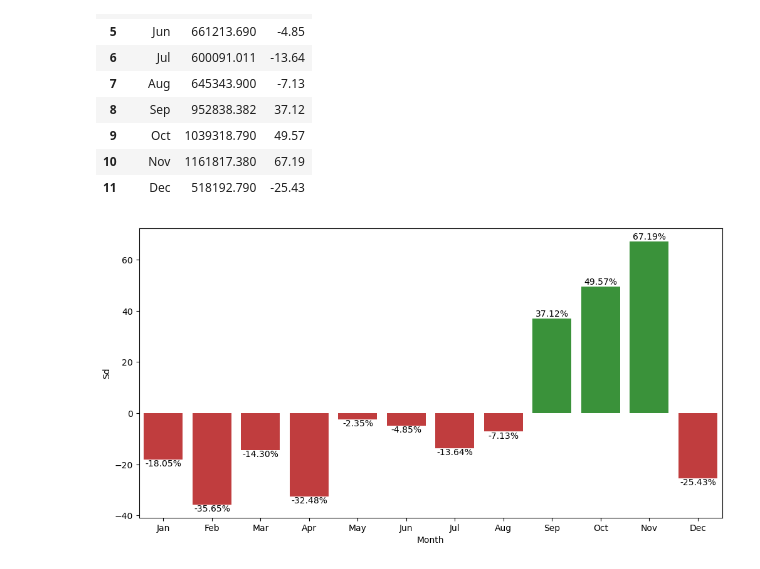
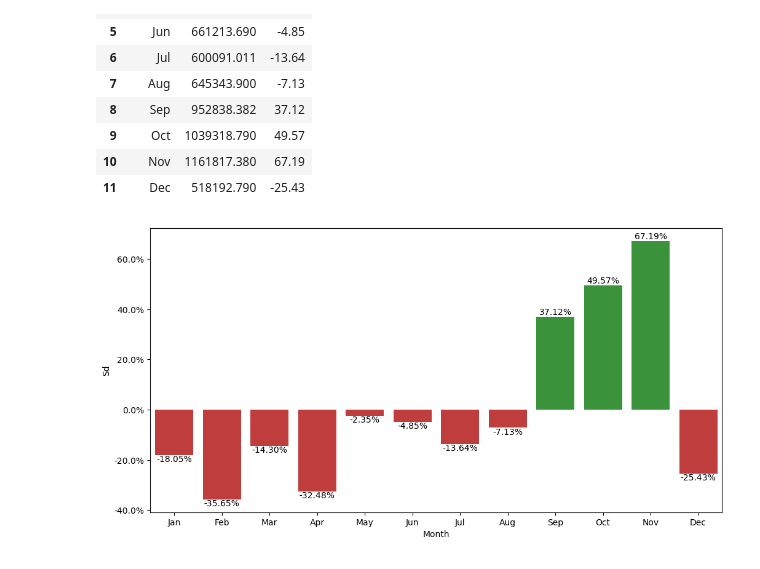
Before and after one commit to MikolajSt1/e-commerce-analysis, a Jupyter notebook: Ecommerce_Analysis_project/3_Time_Series_and_Seasonality.ipynb, the cells around one changed output. Cells and saved outputs as stored; diff of their text form; code cells hidden in the pictures.

```diff
--- a/Ecommerce_Analysis_project/3_Time_Series_and_Seasonality.ipynb
+++ b/Ecommerce_Analysis_project/3_Time_Series_and_Seasonality.ipynb
@@ -155,17 +162,20 @@ grouped_2011
 # %%
 #plot
 plt.figure(figsize=(12, 6))
 colors = ['#2ca02c' if val > 0 else '#d62728' for val in grouped_2011['Sd']]
 
 ax = sns.barplot(
     data=grouped_2011,
     x='Month',
     y='Sd',
     palette=colors,
     hue='Month',
     legend=False
 )
 for p in ax.containers:
     ax.bar_label(p, fmt='%.2f%%')
+
+ax = plt.gca()
+ax.yaxis.set_major_formatter(plt.FuncFormatter(lambda y, pos:F'{str(y)}%'))
 # %% [output]
-[figure, old version]
+[figure, new version]
```
Also changed, not shown: parts of 3 cells of this notebook, 3 other files.
